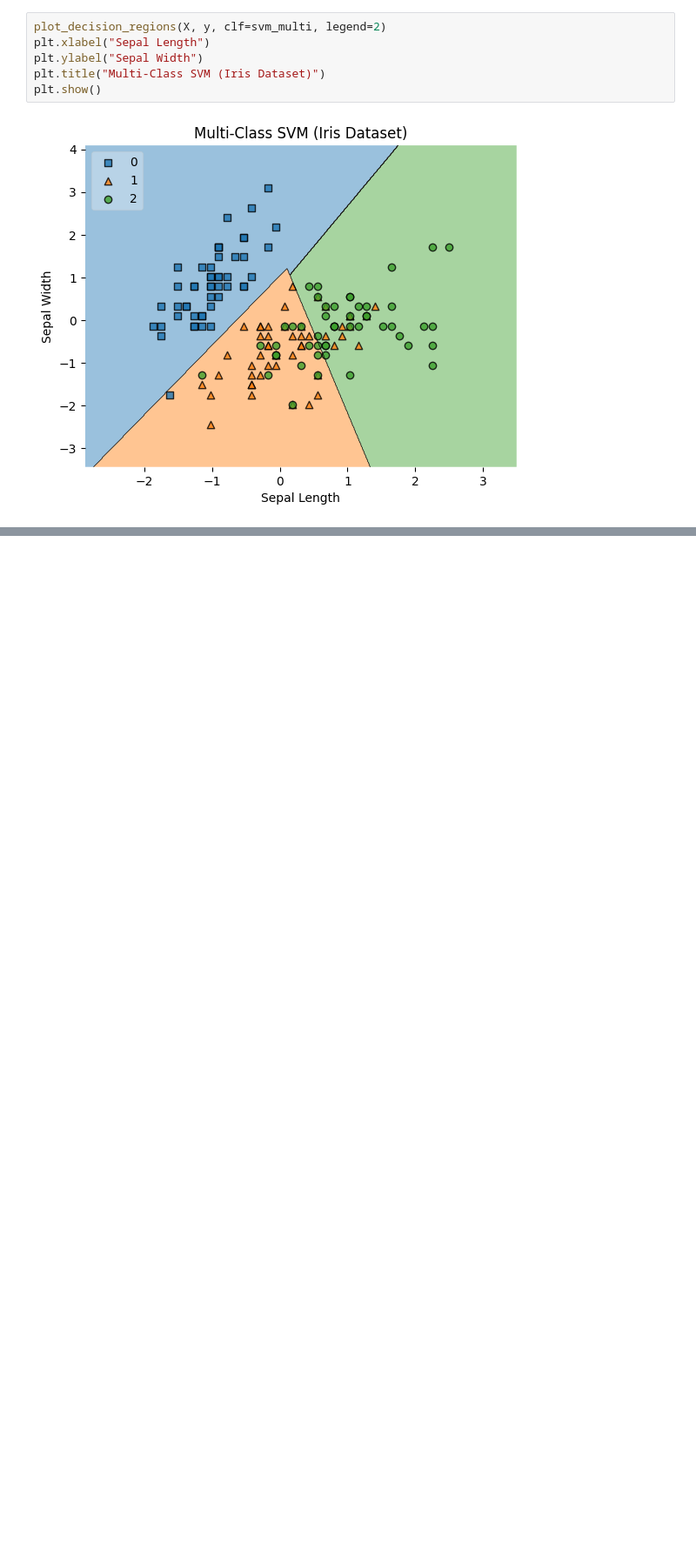
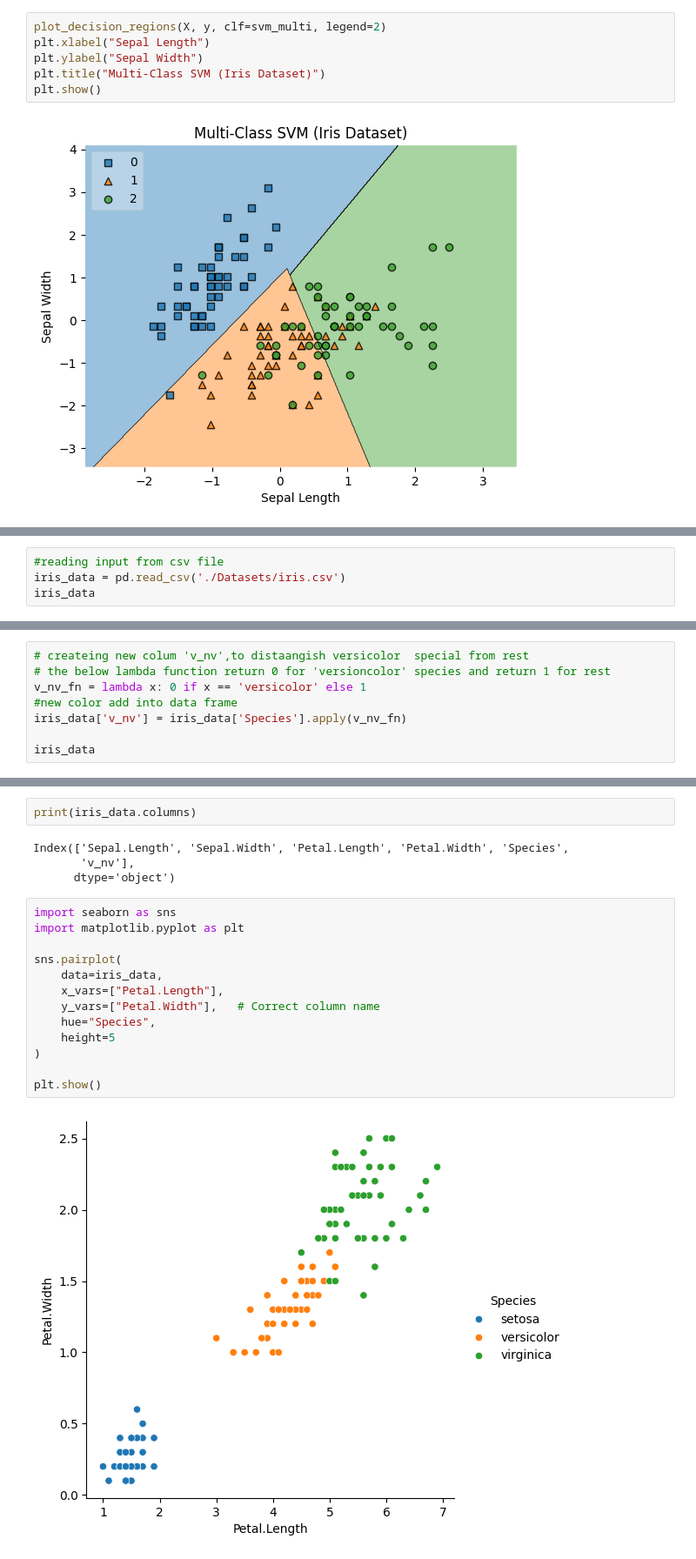
Before and after one commit to Raj226295/ML_prectiecs, a Jupyter notebook: experiment3.ipynb, the cells around one changed output, grey strips where cells are left out. Shown at 87% size. Cells and saved outputs as stored; diff of their text form; blank space fills up the shorter version.

```diff
--- a/experiment3.ipynb
+++ b/experiment3.ipynb
@@ -187,0 +195,4 @@ plt.show()
+# %%
+#reading input from csv file
+iris_data = pd.read_csv('./Datasets/iris.csv')
+iris_data
@@ -187,0 +217,8 @@ plt.show()
+# %%
+# createing new colum 'v_nv',to distaangish versicolor  special from rest
+# the below lambda function return 0 for 'versioncolor' species and return 1 for rest
+v_nv_fn = lambda x: 0 if x == 'versicolor' else 1
+#new color add into data frame
+iris_data['v_nv'] = iris_data['Species'].apply(v_nv_fn)
+
+iris_data
@@ -187,0 +239,21 @@ plt.show()
+# %%
+print(iris_data.columns)
+# %% [output]
+Index(['Sepal.Length', 'Sepal.Width', 'Petal.Length', 'Petal.Width', 'Species',
+       'v_nv'],
+      dtype='object')
+# %%
+import seaborn as sns
+import matplotlib.pyplot as plt
+
+sns.pairplot(
+    data=iris_data,
+    x_vars=["Petal.Length"],
+    y_vars=["Petal.Width"],   # Correct column name
+    hue="Species",
+    height=5
+)
+
+plt.show()
+# %% [output]
+[figure, added]
```
Also changed, not shown: parts of 12 cells of this notebook.
